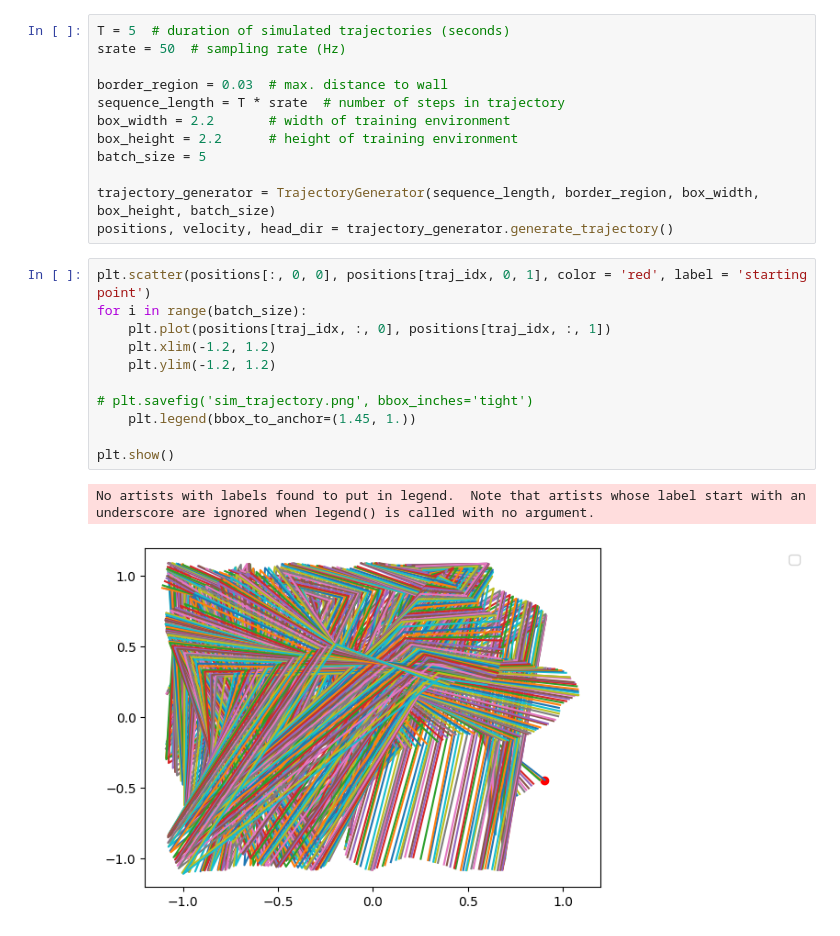
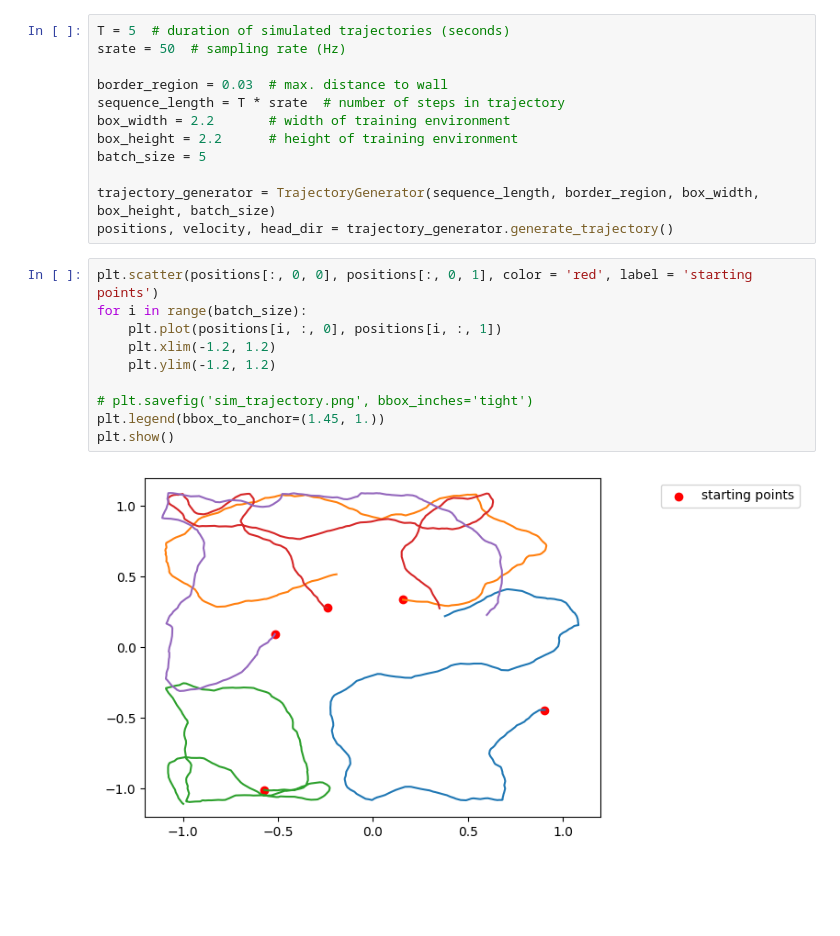
Before and after one commit to nguyen-td/activation-patterns, a Jupyter notebook: generate_trajectories.ipynb, the cells around one changed output. Drawn from its saved outputs; the diff is of its cells as text; blank space fills up the shorter version.

```diff
--- a/generate_trajectories.ipynb
+++ b/generate_trajectories.ipynb
@@ -68,16 +68,14 @@ batch_size = 5
 trajectory_generator = TrajectoryGenerator(sequence_length, border_region, box_width, box_height, batch_size)
 positions, velocity, head_dir = trajectory_generator.generate_trajectory()
 # %%
-plt.scatter(positions[:, 0, 0], positions[traj_idx, 0, 1], color = 'red', label = 'starting point')
+plt.scatter(positions[:, 0, 0], positions[:, 0, 1], color = 'red', label = 'starting points')
 for i in range(batch_size):
-    plt.plot(positions[traj_idx, :, 0], positions[traj_idx, :, 1])
+    plt.plot(positions[i, :, 0], positions[i, :, 1])
     plt.xlim(-1.2, 1.2)
     plt.ylim(-1.2, 1.2)
 
 # plt.savefig('sim_trajectory.png', bbox_inches='tight')
-    plt.legend(bbox_to_anchor=(1.45, 1.))
-
+plt.legend(bbox_to_anchor=(1.45, 1.))
 plt.show()
 # %% [output]
-No artists with labels found to put in legend.  Note that artists whose label start with an underscore are ignored when legend() is called with no argument.
-[figure, old version]
+[figure, new version]
```
Also changed, not shown: 4 other files.
